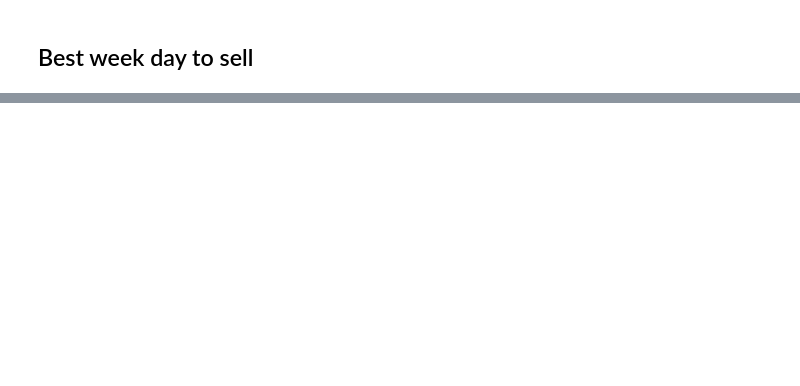
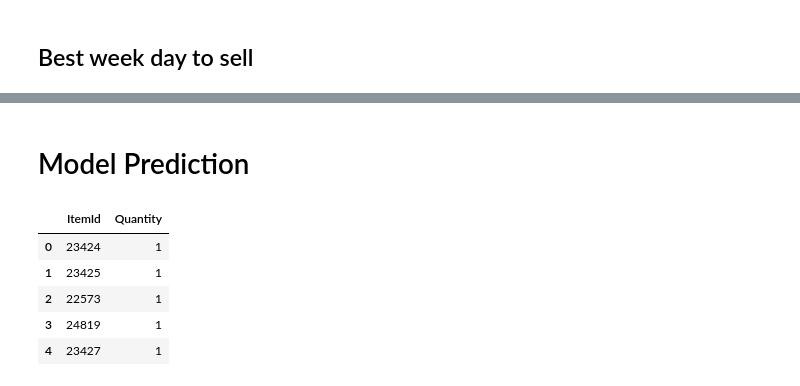
Before and after one commit to AngelUrq/AuctionClassicDS, a Jupyter notebook: Notebook.ipynb, the cells around one changed output, grey strips where cells are left out. Drawn from its saved outputs; the diff is of its cells as text; code cells hidden in the pictures; blank space fills up the shorter version.

```diff
--- a/Notebook.ipynb
+++ b/Notebook.ipynb
@@ -278,0 +365,12 @@ plot = sns.barplot(x='WeekDay', y='Counts', data=count_items)
+# %% [markdown]
+# Model Prediction
+# %%
+predict = pd.read_csv('predict.csv')
+predict.head()
+# %% [output]
+|  | ItemId | Quantity |
+| 0 | 23424 | 1 |
+| 1 | 23425 | 1 |
+| 2 | 22573 | 1 |
+| 3 | 24819 | 1 |
+| 4 | 23427 | 1 |
```
Also changed, not shown: parts of 68 cells of this notebook, 4 other files.
